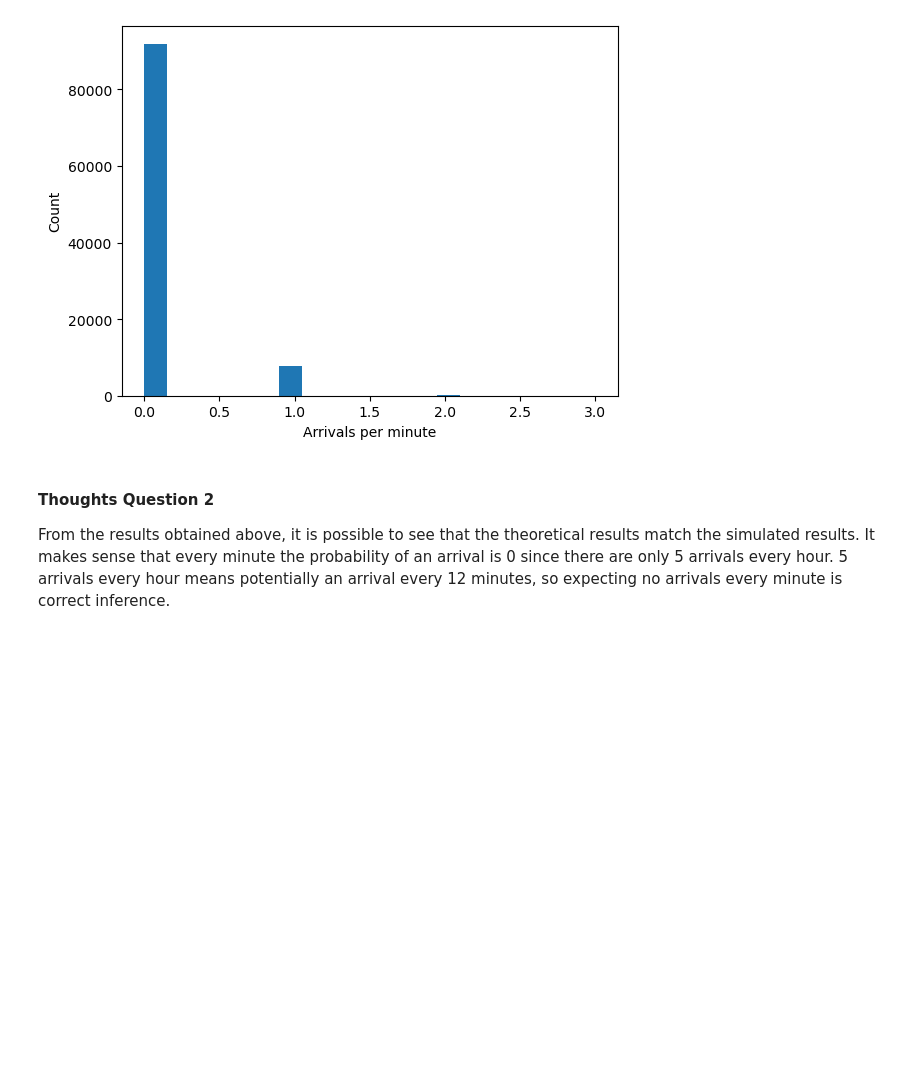
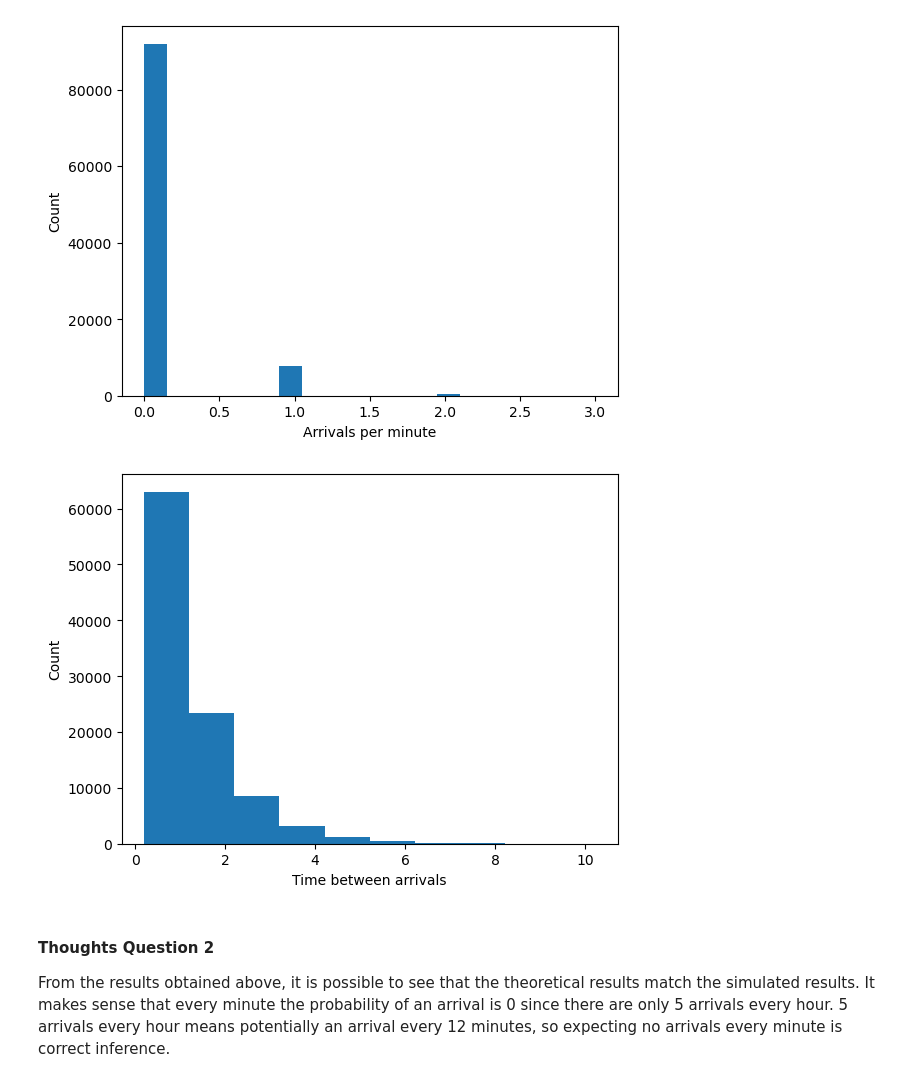
Before and after one commit to MiguelAcostaDelVecchio/RandomProcesses, a Jupyter notebook: Week4/MiguelHW4.ipynb, the cells around one changed output. Cells and saved outputs as stored; diff of their text form; code cells hidden in the pictures; blank space fills up the shorter version.

```diff
--- a/Week4/MiguelHW4.ipynb
+++ b/Week4/MiguelHW4.ipynb
@@ -47,7 +47,9 @@ Generate 100,000 random numbers reflecting the numbers of random arrivals in one
 Plot the histogram and determine how closely the numbers match what you would expect.
 Also plot the histogram of the time between arrivals. Does that match what you expect?
 # %%
-mu = 5/60 # mu = lambda/time
+lamb = 5
+time = 60
+mu = lamb/time
 k = np.arange(0,4) # This is creating the range of x-axis
 packet_distribution = stats.poisson(mu) # Creating poisson distribution
 pmf_k = packet_distribution.pmf(k)
@@ -66,6 +68,14 @@ plt.ylabel("Count")
 plt.show()
 # %% [output]
 [figure]
+# %%
+timeBetween = stats.expon(1/lamb).rvs(n_pts)
+plt.hist(timeBetween)
+plt.xlabel("Time between arrivals")
+plt.ylabel("Count")
+plt.show()
+# %% [output]
+[figure, added]
 # %% [markdown]
 #### Thoughts Question 2
 
```
Also changed, not shown: parts of 3 cells of this notebook.
